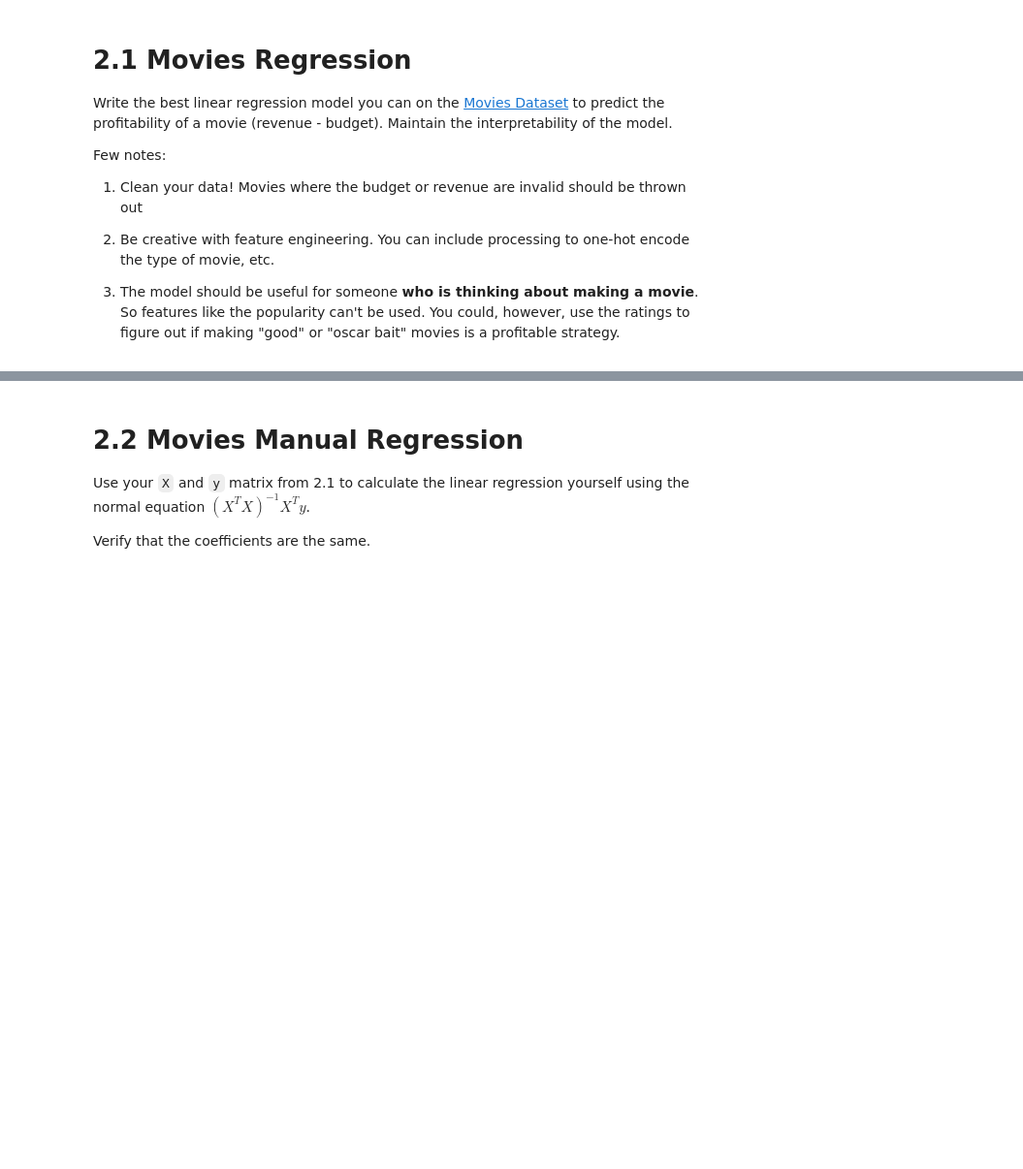
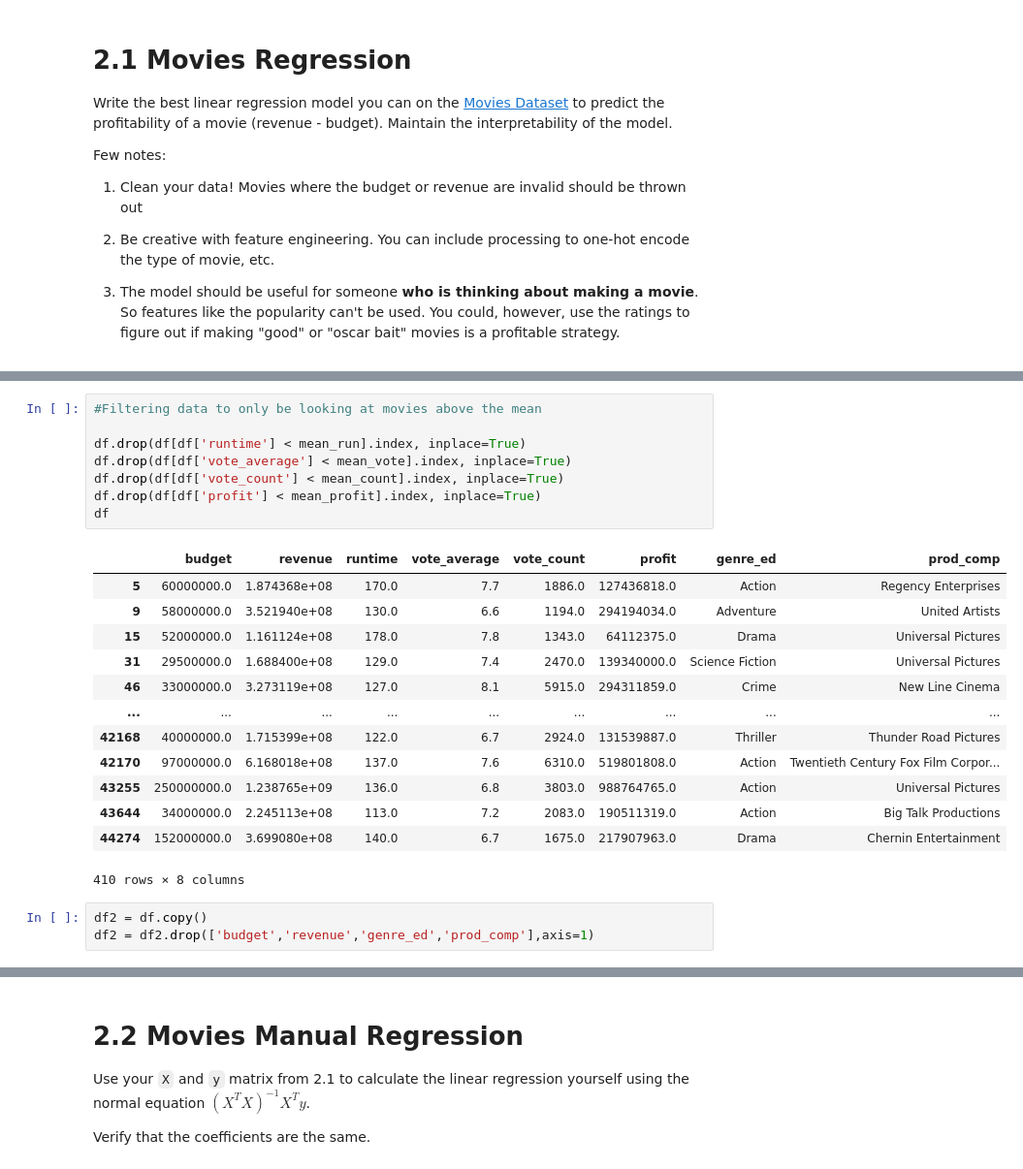
Before and after one commit to cb-ds-1/3-5-optimization, a Jupyter notebook: Workshop_ Maximum likelihood.ipynb, the cells around one changed output, grey strips where cells are left out. Shown at 97% size. Saved outputs shown, nothing was run; the diff lists cells and outputs as text; blank space fills up the shorter version.

```diff
--- a/Workshop_ Maximum likelihood.ipynb
+++ b/Workshop_ Maximum likelihood.ipynb
@@ -47,0 +171,25 @@ Few notes:
+# %%
+#Filtering data to only be looking at movies above the mean
+
+df.drop(df[df['runtime'] < mean_run].index, inplace=True)
+df.drop(df[df['vote_average'] < mean_vote].index, inplace=True)
+df.drop(df[df['vote_count'] < mean_count].index, inplace=True)
+df.drop(df[df['profit'] < mean_profit].index, inplace=True)
+df
+# %% [output]
+|  | budget | revenue | runtime | vote_average | vote_count | profit | genre_ed | prod_comp |
+| 5 | 60000000.0 | 1.874368e+08 | 170.0 | 7.7 | 1886.0 | 127436818.0 | Action | Regency Enterprises |
+| 9 | 58000000.0 | 3.521940e+08 | 130.0 | 6.6 | 1194.0 | 294194034.0 | Adventure | United Artists |
+| 15 | 52000000.0 | 1.161124e+08 | 178.0 | 7.8 | 1343.0 | 64112375.0 | Drama | Universal Pictures |
+| 31 | 29500000.0 | 1.688400e+08 | 129.0 | 7.4 | 2470.0 | 139340000.0 | Science Fiction | Universal Pictures |
+| 46 | 33000000.0 | 3.273119e+08 | 127.0 | 8.1 | 5915.0 | 294311859.0 | Crime | New Line Cinema |
+| ... | ... | ... | ... | ... | ... | ... | ... | ... |
+| 42168 | 40000000.0 | 1.715399e+08 | 122.0 | 6.7 | 2924.0 | 131539887.0 | Thriller | Thunder Road Pictures |
+| 42170 | 97000000.0 | 6.168018e+08 | 137.0 | 7.6 | 6310.0 | 519801808.0 | Action | Twentieth Century Fox Film Corpor... |
+| 43255 | 250000000.0 | 1.238765e+09 | 136.0 | 6.8 | 3803.0 | 988764765.0 | Action | Universal Pictures |
+| 43644 | 34000000.0 | 2.245113e+08 | 113.0 | 7.2 | 2083.0 | 190511319.0 | Action | Big Talk Productions |
+| 44274 | 152000000.0 | 3.699080e+08 | 140.0 | 6.7 | 1675.0 | 217907963.0 | Drama | Chernin Entertainment |
+410 rows × 8 columns
+# %%
+df2 = df.copy()
+df2 = df2.drop(['budget','revenue','genre_ed','prod_comp'],axis=1)
```
Also changed, not shown: parts of 16 cells of this notebook, 1 other file.
